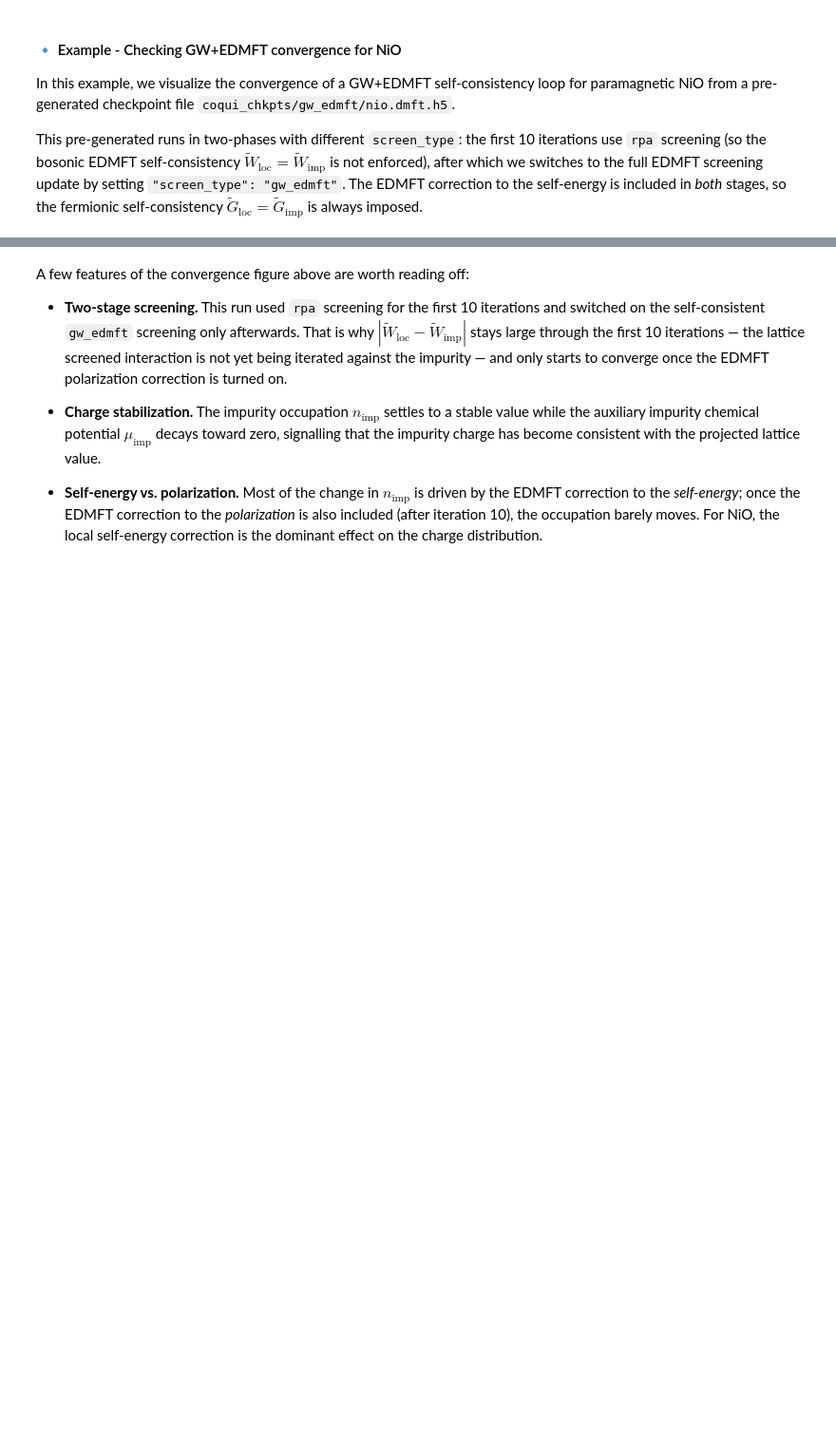
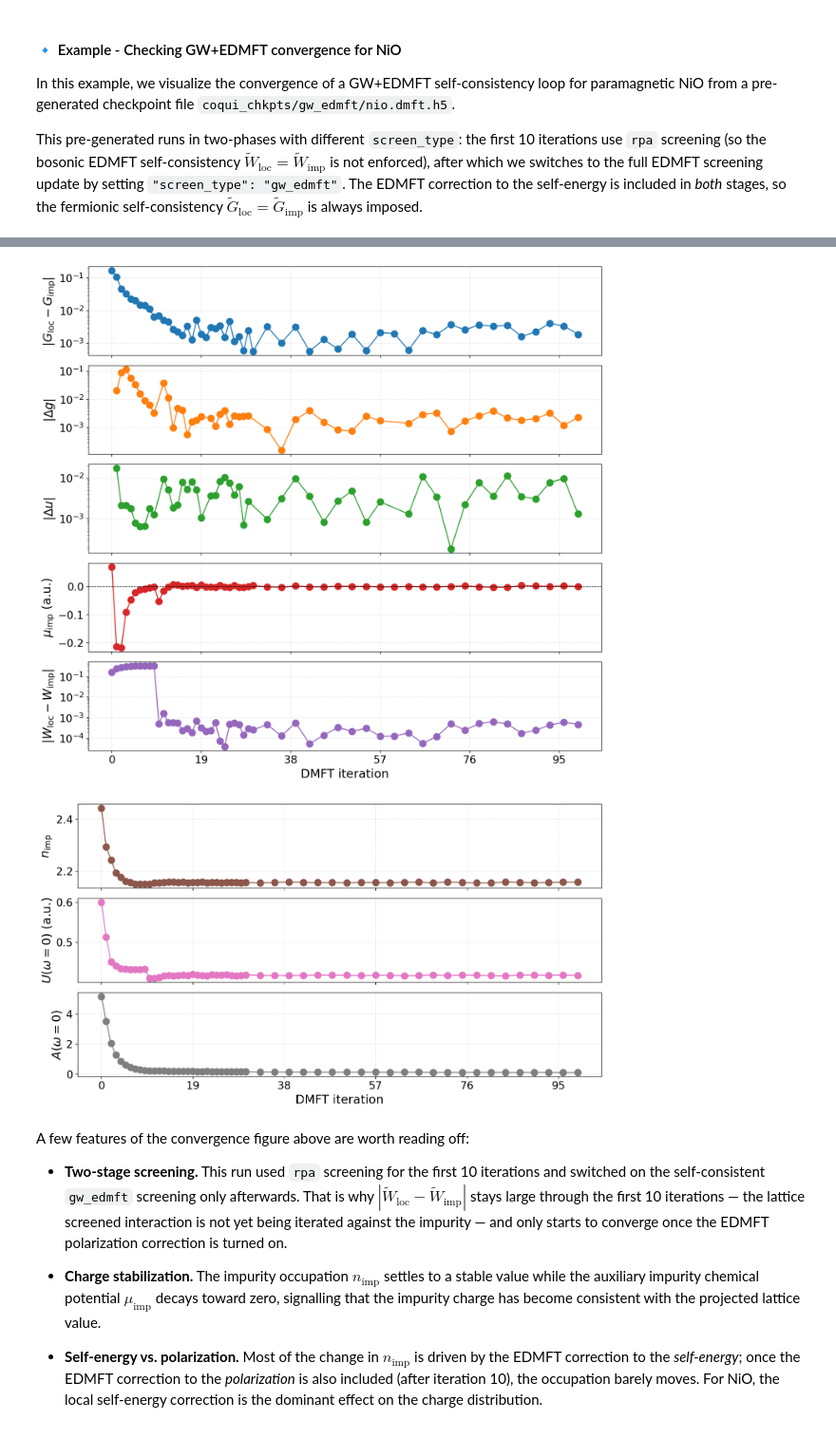
Before and after one commit to AbInitioQHub/coqui-tutorial, a Jupyter notebook: quickstart/04_gw_edmft/04_gw_edmft.ipynb, the cells around one changed output, grey strips where cells are left out. Shown at 95% size. Drawn from its saved outputs; the diff is of its cells as text; code cells hidden in the pictures; blank space fills up the shorter version.

Commit message:
update edmft convergence plots

```diff
--- a/quickstart/04_gw_edmft/04_gw_edmft.ipynb
+++ b/quickstart/04_gw_edmft/04_gw_edmft.ipynb
@@ -462,3 +449,13 @@ Starting serial run at: 2026-06-01 00:15:38.168898
+# %%
+from IPython.display import display, Image
+
+dmft_chkpt = "coqui_chkpts/gw_edmft/nio.dmft.h5"
+conv_file, obs_file = coqui.dmft.plot_edmft_convergence(dmft_chkpt, check_w=True)
+display(Image(conv_file, width=600))
+display(Image(obs_file, width=600))
+# %% [output]
+[figure, added]
+[figure, added]
 # %% [markdown]
 A few features of the convergence figure above are worth reading off:
 
```
Also changed, not shown: parts of 3 cells of this notebook.
